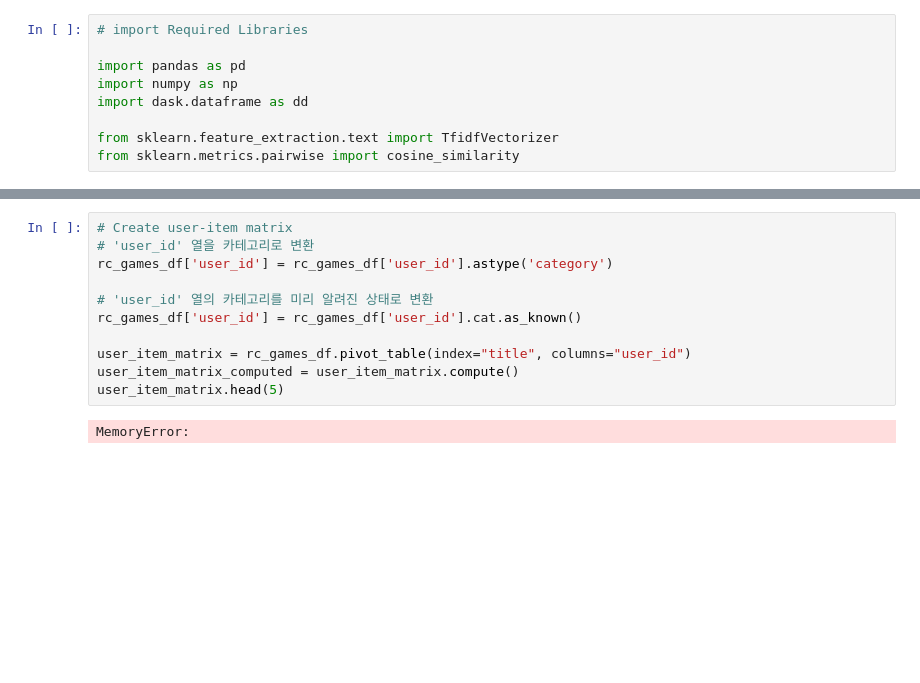
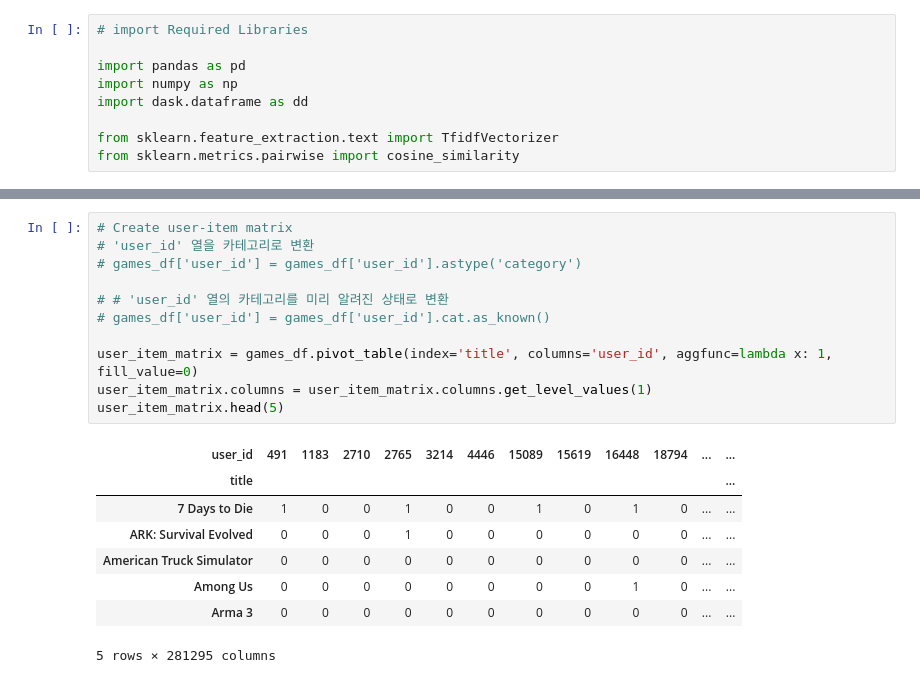
Before and after one commit to wooing1084/SteamGameRecommendationSystem, a Jupyter notebook: src/item_based.ipynb, the cells around one changed output, grey strips where cells are left out. Drawn from its saved outputs; the diff is of its cells as text; blank space fills up the shorter version.

```diff
--- a/src/item_based.ipynb
+++ b/src/item_based.ipynb
@@ -26,13 +22,20 @@ rc_games_df.head(5)
 # %%
 # Create user-item matrix
 # 'user_id' 열을 카테고리로 변환
-rc_games_df['user_id'] = rc_games_df['user_id'].astype('category')
+# games_df['user_id'] = games_df['user_id'].astype('category')
 
-# 'user_id' 열의 카테고리를 미리 알려진 상태로 변환
-rc_games_df['user_id'] = rc_games_df['user_id'].cat.as_known()
+# # 'user_id' 열의 카테고리를 미리 알려진 상태로 변환
+# games_df['user_id'] = games_df['user_id'].cat.as_known()
 
-user_item_matrix = rc_games_df.pivot_table(index="title", columns="user_id")
-user_item_matrix_computed = user_item_matrix.compute()
+user_item_matrix = games_df.pivot_table(index='title', columns='user_id', aggfunc=lambda x: 1, fill_value=0)
+user_item_matrix.columns = user_item_matrix.columns.get_level_values(1)
 user_item_matrix.head(5)
 # %% [output]
+| user_id | 491 | 1183 | 2710 | 2765 | 3214 | 4446 | 15089 | 15619 | 16448 | 18794 | ... | ... |
+| title |  |  |  |  |  |  |  |  |  |  |  | ... |
+| 7 Days to Die | 1 | 0 | 0 | 1 | 0 | 0 | 1 | 0 | 1 | 0 | ... | ... |
+| ARK: Survival Evolved | 0 | 0 | 0 | 1 | 0 | 0 | 0 | 0 | 0 | 0 | ... | ... |
+| American Truck Simulator | 0 | 0 | 0 | 0 | 0 | 0 | 0 | 0 | 0 | 0 | ... | ... |
+| Among Us | 0 | 0 | 0 | 0 | 0 | 0 | 0 | 0 | 1 | 0 | ... | ... |
+| Arma 3 | 0 | 0 | 0 | 0 | 0 | 0 | 0 | 0 | 0 | 0 | ... | ... |
-MemoryError:
+5 rows × 281295 columns
```
Also changed, not shown: parts of 10 cells of this notebook, 1 other file.
